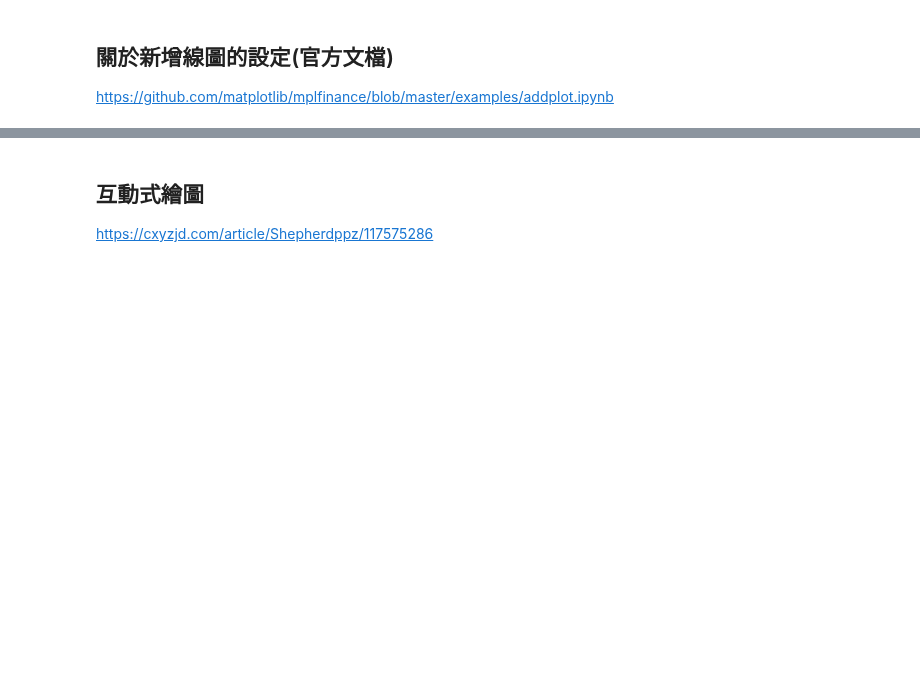
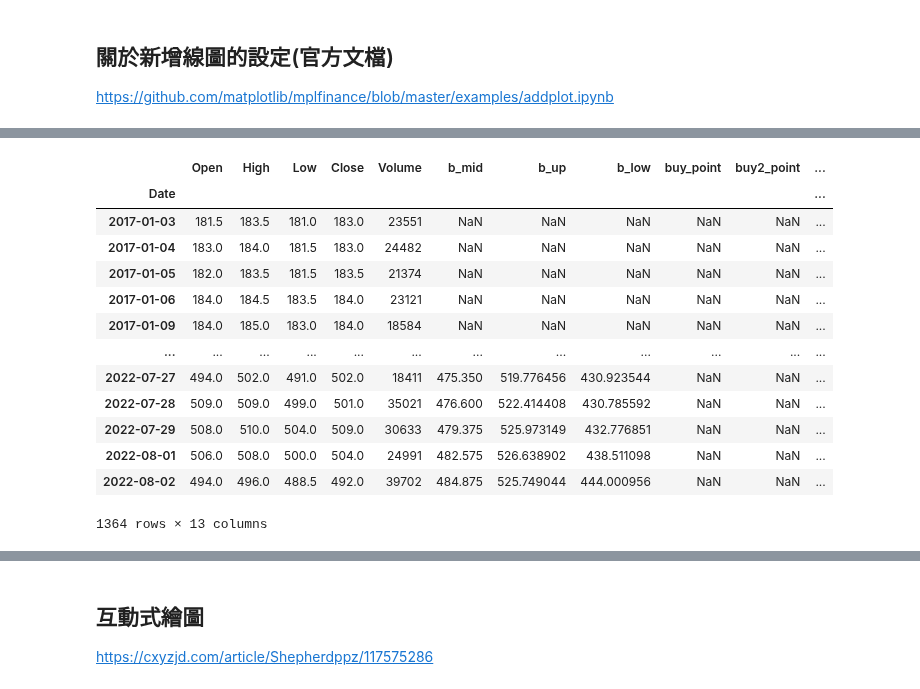
Before and after one commit to oscar50513/stock_project, a Jupyter notebook: BBands.ipynb, the cells around one changed output, grey strips where cells are left out. Saved outputs shown, nothing was run; the diff lists cells and outputs as text; code cells hidden in the pictures; blank space fills up the shorter version.

```diff
--- a/BBands.ipynb
+++ b/BBands.ipynb
@@ -343,0 +381,17 @@ mpf.plot(SData.iloc[-day_num:,:],
+# %%
+bbands_data
+# %% [output]
+|  | Open | High | Low | Close | Volume | b_mid | b_up | b_low | buy_point | buy2_point | ... |
+| Date |  |  |  |  |  |  |  |  |  |  | ... |
+| 2017-01-03 | 181.5 | 183.5 | 181.0 | 183.0 | 23551 | NaN | NaN | NaN | NaN | NaN | ... |
+| 2017-01-04 | 183.0 | 184.0 | 181.5 | 183.0 | 24482 | NaN | NaN | NaN | NaN | NaN | ... |
+| 2017-01-05 | 182.0 | 183.5 | 181.5 | 183.5 | 21374 | NaN | NaN | NaN | NaN | NaN | ... |
+| 2017-01-06 | 184.0 | 184.5 | 183.5 | 184.0 | 23121 | NaN | NaN | NaN | NaN | NaN | ... |
+| 2017-01-09 | 184.0 | 185.0 | 183.0 | 184.0 | 18584 | NaN | NaN | NaN | NaN | NaN | ... |
+| ... | ... | ... | ... | ... | ... | ... | ... | ... | ... | ... | ... |
+| 2022-07-27 | 494.0 | 502.0 | 491.0 | 502.0 | 18411 | 475.350 | 519.776456 | 430.923544 | NaN | NaN | ... |
+| 2022-07-28 | 509.0 | 509.0 | 499.0 | 501.0 | 35021 | 476.600 | 522.414408 | 430.785592 | NaN | NaN | ... |
+| 2022-07-29 | 508.0 | 510.0 | 504.0 | 509.0 | 30633 | 479.375 | 525.973149 | 432.776851 | NaN | NaN | ... |
+| 2022-08-01 | 506.0 | 508.0 | 500.0 | 504.0 | 24991 | 482.575 | 526.638902 | 438.511098 | NaN | NaN | ... |
+| 2022-08-02 | 494.0 | 496.0 | 488.5 | 492.0 | 39702 | 484.875 | 525.749044 | 444.000956 | NaN | NaN | ... |
+1364 rows × 13 columns
```
Also changed, not shown: parts of 9 cells of this notebook.
